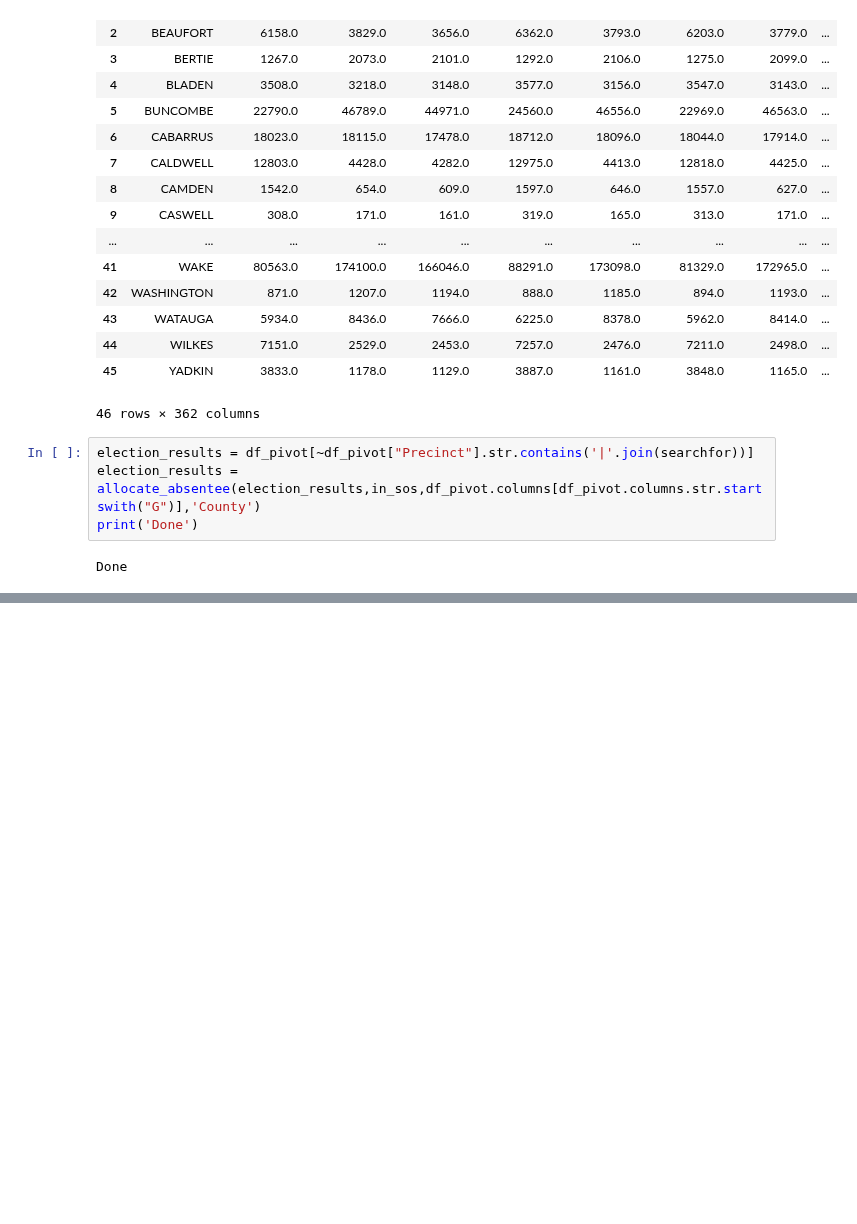
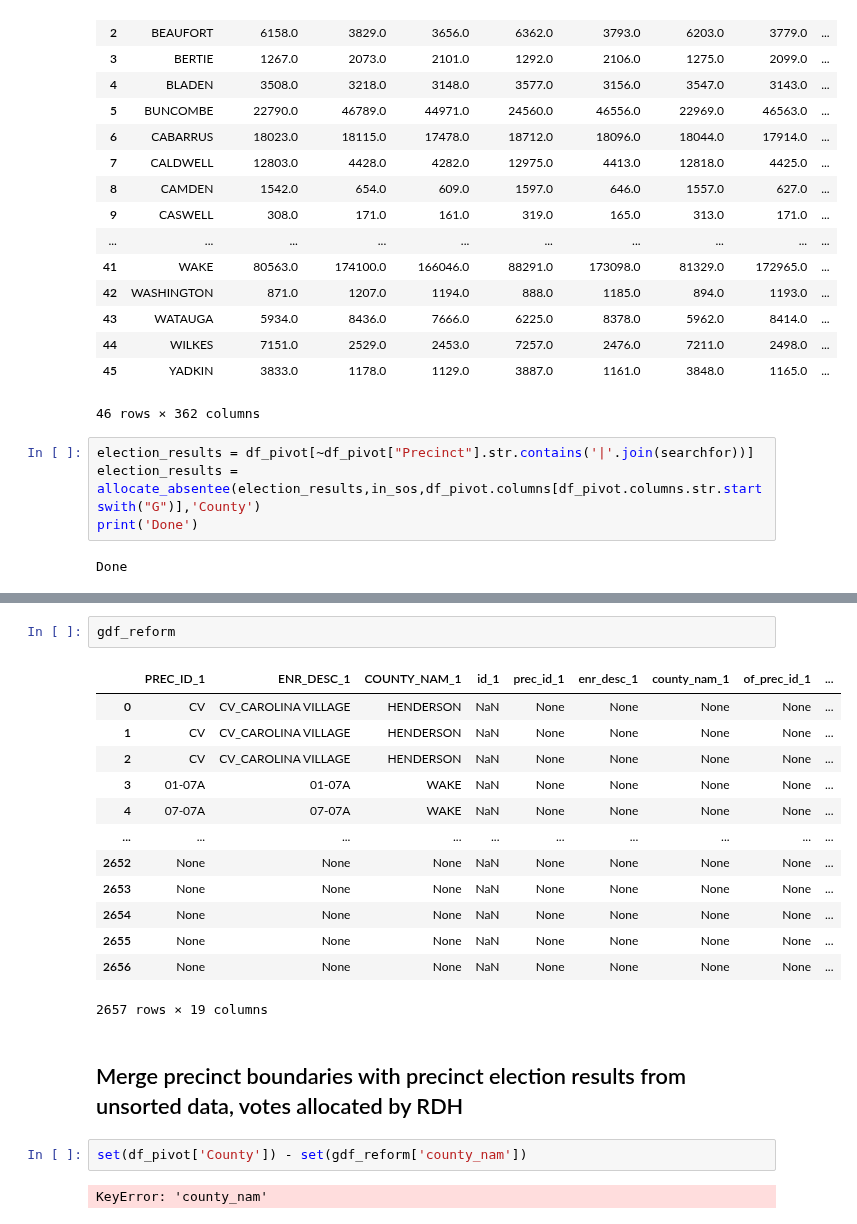
Before and after one commit to nonpartisan-redistricting-datahub/pber_collection, a Jupyter notebook: NC/2022/nc_election_results.ipynb, the cells around one changed output, grey strips where cells are left out. Drawn from its saved outputs; the diff is of its cells as text; blank space fills up the shorter version.

```diff
--- a/NC/2022/nc_election_results.ipynb
+++ b/NC/2022/nc_election_results.ipynb
@@ -263,0 +318,22 @@ False
+# %%
+gdf_reform
+# %% [output]
+|  | PREC_ID_1 | ENR_DESC_1 | COUNTY_NAM_1 | id_1 | prec_id_1 | enr_desc_1 | county_nam_1 | of_prec_id_1 | ... |
+| 0 | CV | CV_CAROLINA VILLAGE | HENDERSON | NaN | None | None | None | None | ... |
+| 1 | CV | CV_CAROLINA VILLAGE | HENDERSON | NaN | None | None | None | None | ... |
+| 2 | CV | CV_CAROLINA VILLAGE | HENDERSON | NaN | None | None | None | None | ... |
+| 3 | 01-07A | 01-07A | WAKE | NaN | None | None | None | None | ... |
+| 4 | 07-07A | 07-07A | WAKE | NaN | None | None | None | None | ... |
+| ... | ... | ... | ... | ... | ... | ... | ... | ... | ... |
+| 2652 | None | None | None | NaN | None | None | None | None | ... |
+| 2653 | None | None | None | NaN | None | None | None | None | ... |
+| 2654 | None | None | None | NaN | None | None | None | None | ... |
+| 2655 | None | None | None | NaN | None | None | None | None | ... |
+| 2656 | None | None | None | NaN | None | None | None | None | ... |
+2657 rows × 19 columns
+# %% [markdown]
+## Merge precinct boundaries with precinct election results from unsorted data, votes allocated by RDH
+# %%
+set(df_pivot['County']) - set(gdf_reform['county_nam'])
+# %% [output]
+KeyError: 'county_nam'
```
Also changed, not shown: parts of 71 cells of this notebook.
